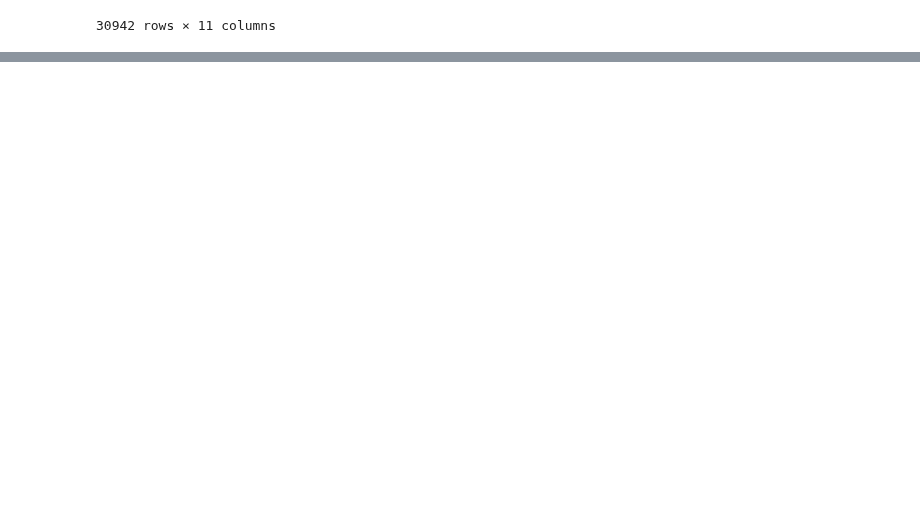
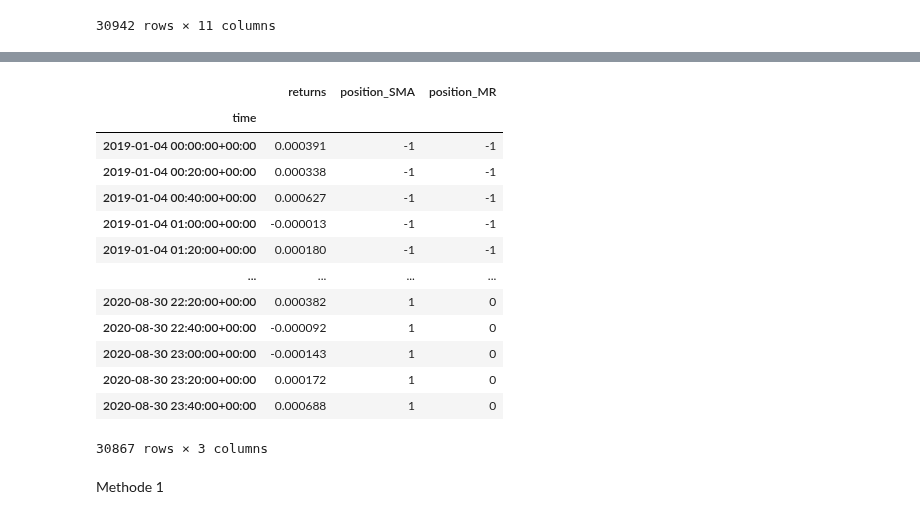
Before and after one commit to apasvenskas/Python-practice-with-financial-data, a Jupyter notebook: MultipleStrategies/TwoOrMoreStrategies.ipynb, the cells around one changed output, grey strips where cells are left out. Cells and saved outputs as stored; diff of their text form; code cells hidden in the pictures; blank space fills up the shorter version.

Commit message:
combining two strategies first methode

```diff
--- a/MultipleStrategies/TwoOrMoreStrategies.ipynb
+++ b/MultipleStrategies/TwoOrMoreStrategies.ipynb
@@ -167,0 +206,2 @@ tester2.results
+# %%
+comb = tester.results.loc[:, ["returns", "position"]].copy()
@@ -167,0 +225,23 @@ tester2.results
+# %%
+comb.rename(columns = {"position":"position_SMA"}, inplace = True)
+# %%
+comb["position_MR"] = tester2.results.position.astype("int")
+# %%
+comb
+# %% [output]
+|  | returns | position_SMA | position_MR |
+| time |  |  |  |
+| 2019-01-04 00:00:00+00:00 | 0.000391 | -1 | -1 |
+| 2019-01-04 00:20:00+00:00 | 0.000338 | -1 | -1 |
+| 2019-01-04 00:40:00+00:00 | 0.000627 | -1 | -1 |
+| 2019-01-04 01:00:00+00:00 | -0.000013 | -1 | -1 |
+| 2019-01-04 01:20:00+00:00 | 0.000180 | -1 | -1 |
+| ... | ... | ... | ... |
+| 2020-08-30 22:20:00+00:00 | 0.000382 | 1 | 0 |
+| 2020-08-30 22:40:00+00:00 | -0.000092 | 1 | 0 |
+| 2020-08-30 23:00:00+00:00 | -0.000143 | 1 | 0 |
+| 2020-08-30 23:20:00+00:00 | 0.000172 | 1 | 0 |
+| 2020-08-30 23:40:00+00:00 | 0.000688 | 1 | 0 |
+30867 rows × 3 columns
+# %% [markdown]
+Methode 1
```
Also changed, not shown: parts of 9 cells of this notebook.
